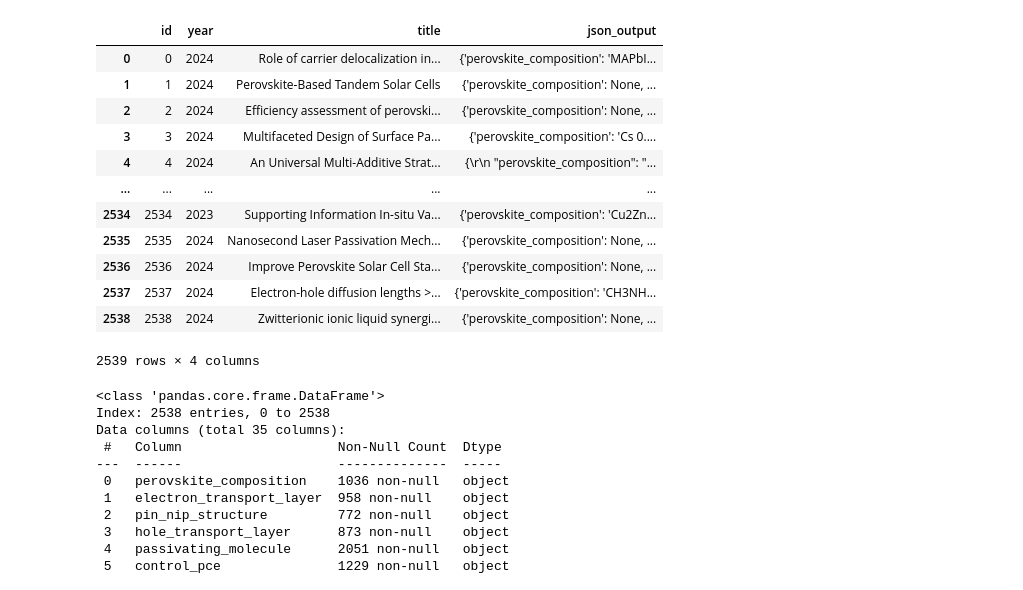
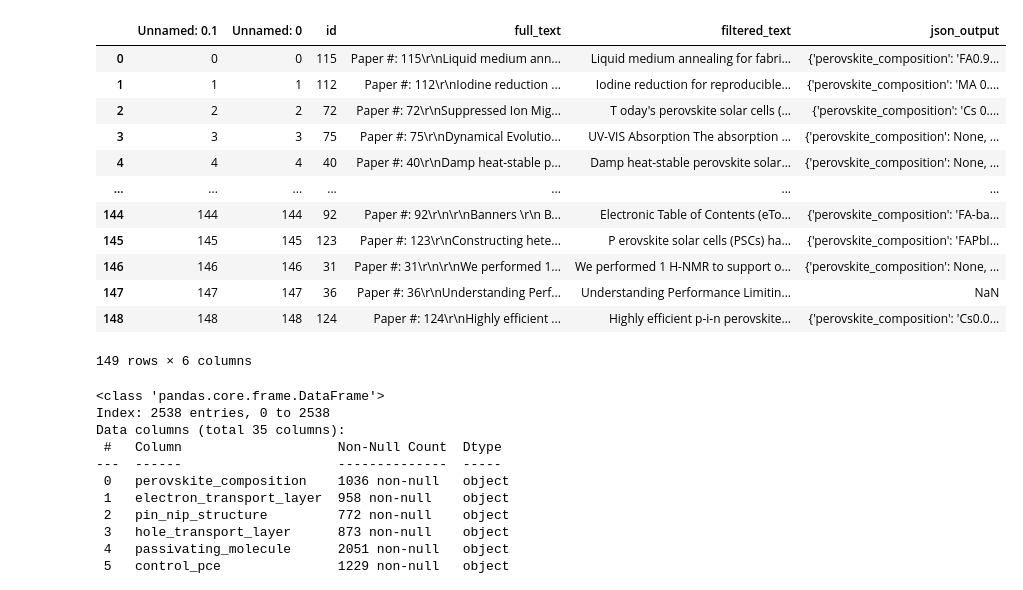
Before and after one commit to kanggunh/DSC180_B11_Q2, a Jupyter notebook: df_to_json.ipynb, the cells around one changed output. Saved outputs shown, nothing was run; the diff lists cells and outputs as text; code cells hidden in the pictures.

```diff
--- a/df_to_json.ipynb
+++ b/df_to_json.ipynb
@@ -4,21 +5,21 @@ import pandas as pd
 import re
 # %%
-df = pd.read_csv('data/final_extraction/final_extraction.csv')
+df = pd.read_csv('data/schema2/deepseek_baseline.csv')
 df
 # %% [output]
-|  | id | year | title | json_output |
-| 0 | 0 | 2024 | Role of carrier delocalization in... | {'perovskite_composition': 'MAPbI... |
-| 1 | 1 | 2024 | Perovskite-Based Tandem Solar Cells | {'perovskite_composition': None, ... |
-| 2 | 2 | 2024 | Efficiency assessment of perovski... | {'perovskite_composition': None, ... |
-| 3 | 3 | 2024 | Multifaceted Design of Surface Pa... | {'perovskite_composition': 'Cs 0.... |
-| 4 | 4 | 2024 | An Universal Multi-Additive Strat... | {\r\n "perovskite_composition": "... |
-| ... | ... | ... | ... | ... |
-| 2534 | 2534 | 2023 | Supporting Information In-situ Va... | {'perovskite_composition': 'Cu2Zn... |
-| 2535 | 2535 | 2024 | Nanosecond Laser Passivation Mech... | {'perovskite_composition': None, ... |
-| 2536 | 2536 | 2024 | Improve Perovskite Solar Cell Sta... | {'perovskite_composition': None, ... |
-| 2537 | 2537 | 2024 | Electron-hole diffusion lengths >... | {'perovskite_composition': 'CH3NH... |
-| 2538 | 2538 | 2024 | Zwitterionic ionic liquid synergi... | {'perovskite_composition': None, ... |
+|  | Unnamed: 0.1 | Unnamed: 0 | id | full_text | filtered_text | json_output |
+| 0 | 0 | 0 | 115 | Paper #: 115\r\nLiquid medium ann... | Liquid medium annealing for fabri... | {'perovskite_composition': 'FA0.9... |
+| 1 | 1 | 1 | 112 | Paper #: 112\r\nIodine reduction ... | Iodine reduction for reproducible... | {'perovskite_composition': 'MA 0.... |
+| 2 | 2 | 2 | 72 | Paper #: 72\r\nSuppressed Ion Mig... | T oday's perovskite solar cells (... | {'perovskite_composition': 'Cs 0.... |
+| 3 | 3 | 3 | 75 | Paper #: 75\r\nDynamical Evolutio... | UV-VIS Absorption The absorption ... | {'perovskite_composition': None, ... |
+| 4 | 4 | 4 | 40 | Paper #: 40\r\nDamp heat-stable p... | Damp heat-stable perovskite solar... | {'perovskite_composition': None, ... |
+| ... | ... | ... | ... | ... | ... | ... |
+| 144 | 144 | 144 | 92 | Paper #: 92\r\n\r\nBanners \r\n B... | Electronic Table of Contents (eTo... | {'perovskite_composition': 'FA-ba... |
+| 145 | 145 | 145 | 123 | Paper #: 123\r\nConstructing hete... | P erovskite solar cells (PSCs) ha... | {'perovskite_composition': 'FAPbI... |
+| 146 | 146 | 146 | 31 | Paper #: 31\r\n\r\nWe performed 1... | We performed 1 H-NMR to support o... | {'perovskite_composition': None, ... |
+| 147 | 147 | 147 | 36 | Paper #: 36\r\nUnderstanding Perf... | Understanding Performance Limitin... | NaN |
+| 148 | 148 | 148 | 124 | Paper #: 124\r\nHighly efficient ... | Highly efficient p-i-n perovskite... | {'perovskite_composition': 'Cs0.0... |
-2539 rows × 4 columns
+149 rows × 6 columns
 # %%
 def escape_internal_quotes(json_string):
     # This regex finds values within quotes and fixes internal unescaped quotes
```
Also changed, not shown: parts of 6 cells of this notebook, 4 other files.
